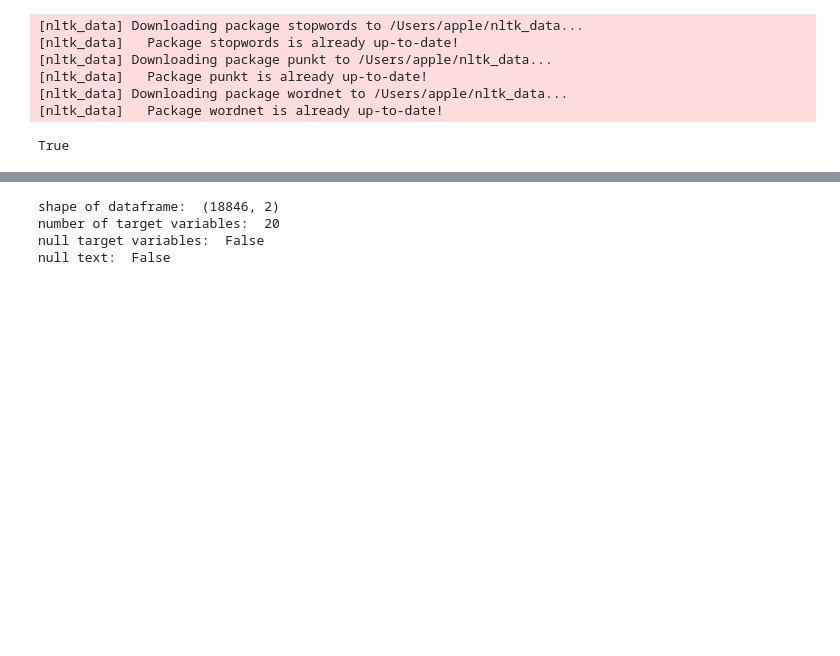
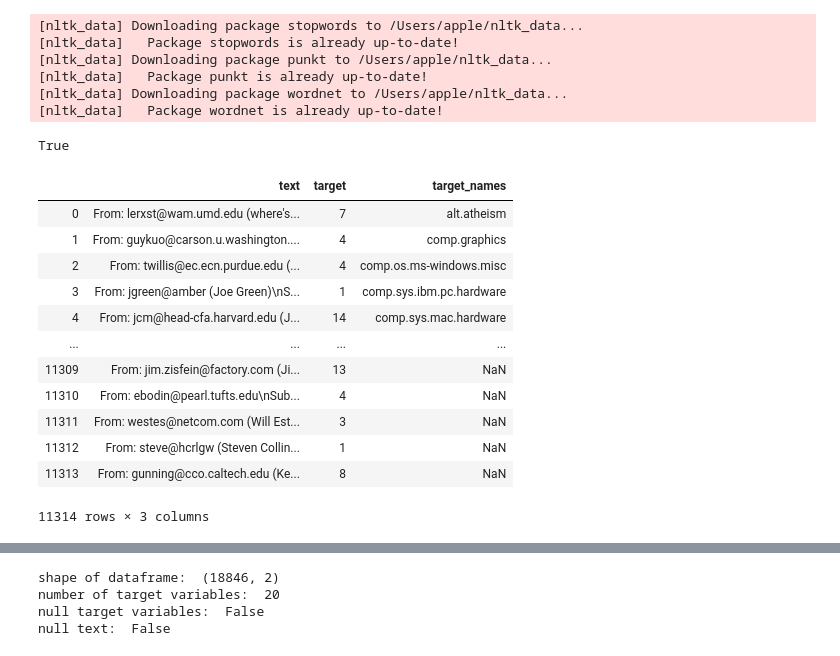
Before and after one commit to joekryan/NLP_Project, a Jupyter notebook: Workbook1.ipynb, the cells around one changed output, grey strips where cells are left out. Saved outputs shown, nothing was run; the diff lists cells and outputs as text; code cells hidden in the pictures; blank space fills up the shorter version.

```diff
--- a/Workbook1.ipynb
+++ b/Workbook1.ipynb
@@ -48,3 +49,25 @@ nltk.download('wordnet')
 [nltk_data] Downloading package wordnet to /Users/apple/nltk_data...
 [nltk_data]   Package wordnet is already up-to-date!
 True
+# %%
+newsgroups = fetch_20newsgroups(subset='train') #remove=('headers', 'footers', 'quotes'))
+data = pd.Series(newsgroups.data)
+df = pd.DataFrame(data)
+df.columns = ['text'] + df.columns.tolist()[1:]
+df['target'] = pd.Series(newsgroups.target)
+df['target_names'] = pd.Series(newsgroups.target_names)
+df
+# %% [output]
+|  | text | target | target_names |
+| 0 | From: lerxst@wam.umd.edu (where's... | 7 | alt.atheism |
+| 1 | From: guykuo@carson.u.washington.... | 4 | comp.graphics |
+| 2 | From: twillis@ec.ecn.purdue.edu (... | 4 | comp.os.ms-windows.misc |
+| 3 | From: jgreen@amber (Joe Green)\nS... | 1 | comp.sys.ibm.pc.hardware |
+| 4 | From: jcm@head-cfa.harvard.edu (J... | 14 | comp.sys.mac.hardware |
+| ... | ... | ... | ... |
+| 11309 | From: jim.zisfein@factory.com (Ji... | 13 | NaN |
+| 11310 | From: ebodin@pearl.tufts.edu\nSub... | 4 | NaN |
+| 11311 | From: westes@netcom.com (Will Est... | 3 | NaN |
+| 11312 | From: steve@hcrlgw (Steven Collin... | 1 | NaN |
+| 11313 | From: gunning@cco.caltech.edu (Ke... | 8 | NaN |
+11314 rows × 3 columns
```
Also changed, not shown: parts of 24 cells of this notebook, 5 other files.
